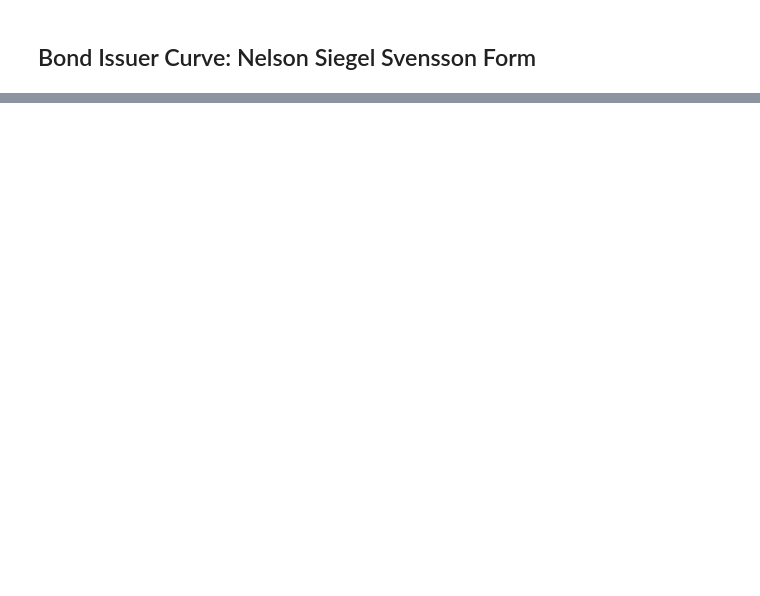
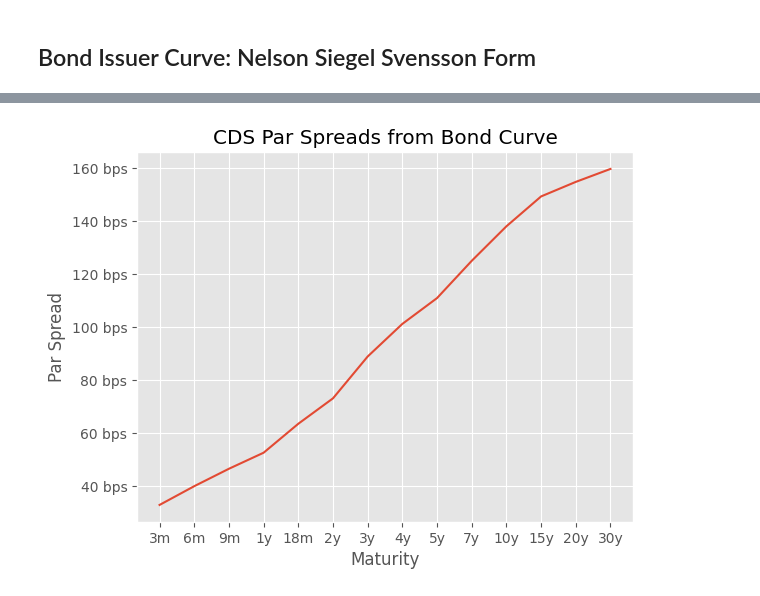
Before and after one commit to YimingZhang07/finpricing, a Jupyter notebook: docs/bond_issuer_curve.ipynb, the cells around one changed output, grey strips where cells are left out. Saved outputs shown, nothing was run; the diff lists cells and outputs as text; code cells hidden in the pictures; blank space fills up the shorter version.

```diff
--- a/docs/bond_issuer_curve.ipynb
+++ b/docs/bond_issuer_curve.ipynb
@@ -129,0 +172,24 @@ res
+# %%
+tenors = ["3m", "6m", "9m", "1y", "18m", "2y", "3y", "4y", "5y", "7y", "10y", "15y", "20y", "30y"]
+expiries = [Date(2023, 12, 20).add_tenor(tenor)._date for tenor in tenors]
+
+par_spreads = cds_market_spreads(
+    discount_curve=discount_curve,
+    survival_curve=optimal_survival_curve,
+    recovery_rate=0.4,
+    expiries=expiries,
+    cds_style="CORP_NA",
+    granularity=14,
+)
+# %%
+isplt.plot(
+    x = tenors,
+    y = par_spreads,
+    title = "CDS Par Spreads from Bond Curve",
+    x_label = "Maturity",
+    y_label = "Par Spread",
+    y_axis_formatter="bps",
+    x_tick_labels = tenors,
+)
+# %% [output]
+[figure, added]
```
Also changed, not shown: parts of 17 cells of this notebook, 5 other files.
